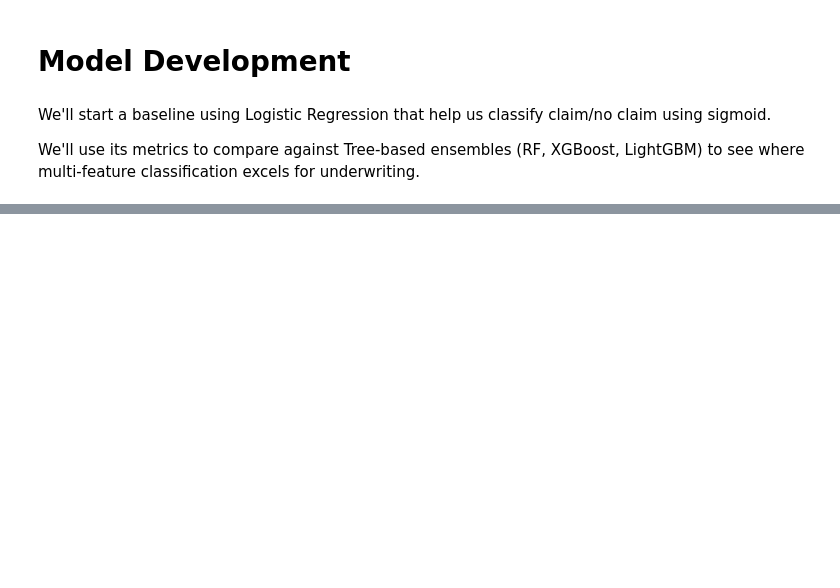
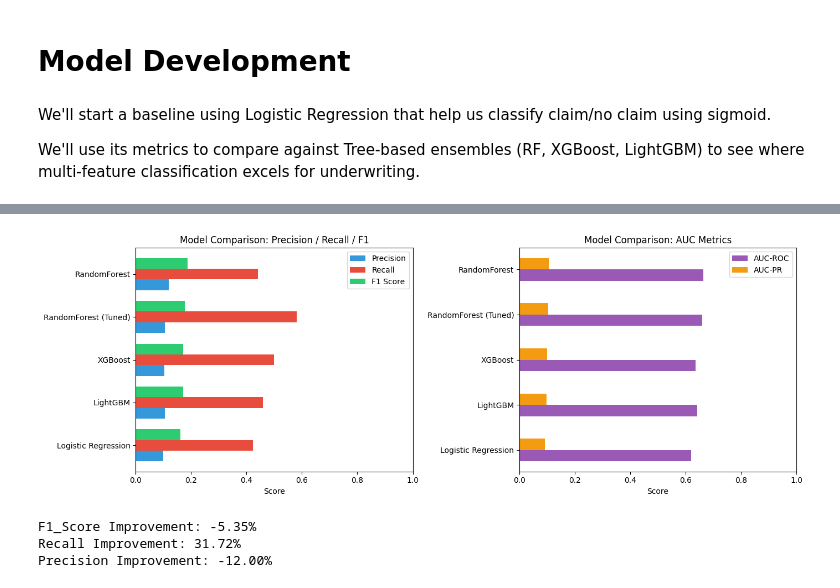
Before and after one commit to tylerrleee/Auto-Insurance-Predictive-Model, a Jupyter notebook: model.ipynb, the cells around one changed output, grey strips where cells are left out. Saved outputs shown, nothing was run; the diff lists cells and outputs as text; code cells hidden in the pictures; blank space fills up the shorter version.

Commit message:
tuning done , random forest improved - try working with XGBoost Tune

```diff
--- a/model.ipynb
+++ b/model.ipynb
@@ -70,0 +79,3 @@ print(y_train.value_counts())
+# %%
+all_results = []
+all_models = {}
@@ -70,0 +469,13 @@ print(y_train.value_counts())
+# %%
+print("Starting Optuna hyperparameter search for Random Forest...")
+
+study = optuna.create_study(
+    direction='maximize',
+    sampler=TPESampler(seed=0)
+)
+
+study.optimize(
+    objective_random_forest,
+    n_trials=50,  # TODO test overfitting threshold
+    show_progress_bar=False
+)
@@ -70,0 +549,52 @@ print(y_train.value_counts())
+# %%
+all_results_df = pd.DataFrame(all_results)
+# %%
+# Visualization: Compare all models
+fig, axes = plt.subplots(1, 2, figsize=(14, 5))
+
+# Sort by F1
+df_sorted = all_results_df.sort_values('F1_Score', ascending=True)
+models = df_sorted['Model'].tolist()
+y_pos = np.arange(len(models))
+
+# Bar chart: F1, Precision, Recall
+ax1 = axes[0]
+height = 0.25
+ax1.barh(y_pos - height, df_sorted['Precision'], height, label='Precision', color='#3498db')
+ax1.barh(y_pos, df_sorted['Recall'], height, label='Recall', color='#e74c3c')
+ax1.barh(y_pos + height, df_sorted['F1_Score'], height, label='F1 Score', color='#2ecc71')
+ax1.set_yticks(y_pos)
+ax1.set_yticklabels(models)
+ax1.set_xlabel('Score')
+ax1.set_title('Model Comparison: Precision / Recall / F1')
+ax1.legend()
+ax1.set_xlim(0, 1)
+
+# Bar chart: AUC
+ax2 = axes[1]
+ax2.barh(y_pos - height/2, df_sorted['AUC_ROC'], height, label='AUC-ROC', color='#9b59b6')
+ax2.barh(y_pos + height/2, df_sorted['AUC_PR'], height, label='AUC-PR', color='#f39c12')
+ax2.set_yticks(y_pos)
+ax2.set_yticklabels(models)
+ax2.set_xlabel('Score')
+ax2.set_title('Model Comparison: AUC Metrics')
+ax2.legend()
+ax2.set_xlim(0, 1)
+
+plt.tight_layout()
+plt.savefig('model_comparison.png', dpi=150, bbox_inches='tight')
+plt.show()
+# %% [output]
+[figure, added]
+# %%
+f1_improvement = (rf_tuned_results['F1_Score'] - rf_results['F1_Score']) / rf_results['F1_Score'] * 100
+recall_improvement = (rf_tuned_results['Recall'] - rf_results['Recall']) / rf_results['Recall'] * 100
+prec_improvement = (rf_tuned_results['Precision'] - rf_results['Precision']) / rf_results['Precision'] * 100
+
+print(f"F1_Score Improvement: {f1_improvement:.2f}%")
+print(f"Recall Improvement: {recall_improvement:.2f}%")
+print(f"Precision Improvement: {prec_improvement:.2f}%")
+# %% [output]
+F1_Score Improvement: -5.35%
+Recall Improvement: 31.72%
+Precision Improvement: -12.00%
```
Also changed, not shown: parts of 27 cells of this notebook, 3 other files.
